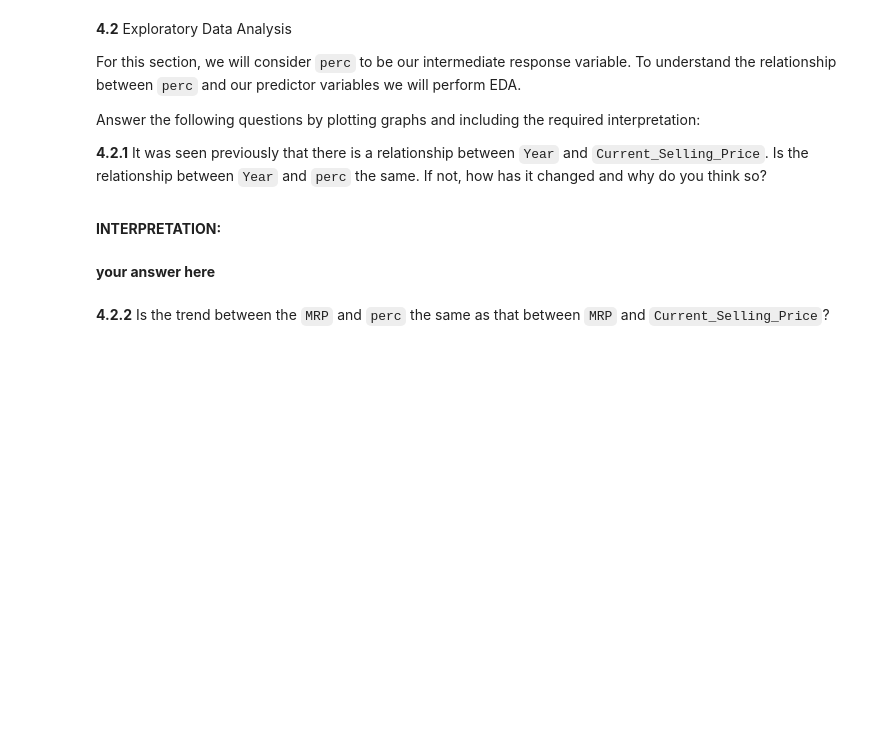
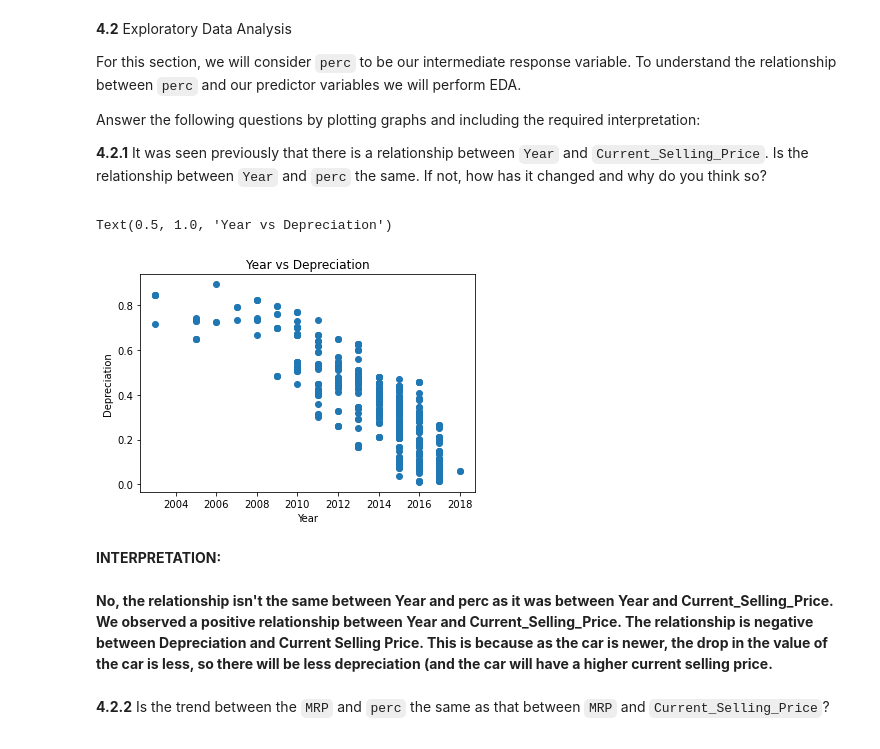
Before and after one commit to westonruths/ac209a, a Jupyter notebook: ac209a_hw2/ac209a_hw2.ipynb, the cells around one changed output. Cells and saved outputs as stored; diff of their text form; code cells hidden in the pictures; blank space fills up the shorter version.

```diff
--- a/ac209a_hw2/ac209a_hw2.ipynb
+++ b/ac209a_hw2/ac209a_hw2.ipynb
@@ -647,0 +679,5 @@ Create a new column in your dataframe with each car's `perc` value.
+# %%
+# your code here
+perc= (df.MRP - df.Current_Selling_Price)/df.MRP
+df['perc']= perc
+df.head()
@@ -662,7 +703,16 @@ Answer the following questions by plotting graphs and including the required int
+# %%
+# your code here
+plt.scatter(df.Year, df.perc)
+plt.xlabel('Year')
+plt.ylabel('Depreciation')
+plt.title('Year vs Depreciation')
+# %% [output]
+Text(0.5, 1.0, 'Year vs Depreciation')
+[figure, added]
 # %% [markdown]
 **INTERPRETATION:**
-# %% [markdown]
-**your answer here**
+# %% [markdown]
+**No, the relationship isn't the same between Year and perc as it was between Year and Current_Selling_Price. We observed a positive relationship between Year and Current_Selling_Price. The relationship is negative between Depreciation and Current Selling Price. This is because as the car is newer, the drop in the value of the car is less, so there will be less depreciation (and the car will have a higher current selling price.**
 # %% [markdown]
 <div class='exercise-r'>
 
```
Also changed, not shown: parts of 31 cells of this notebook.
